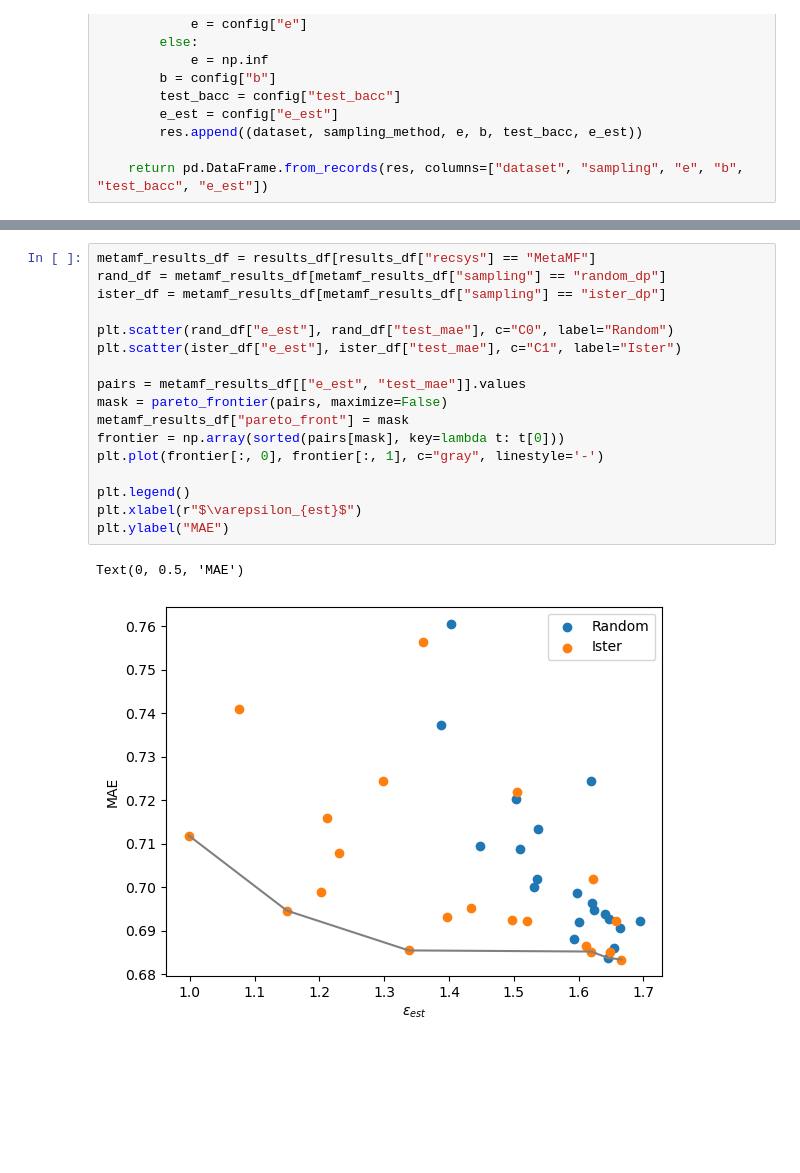
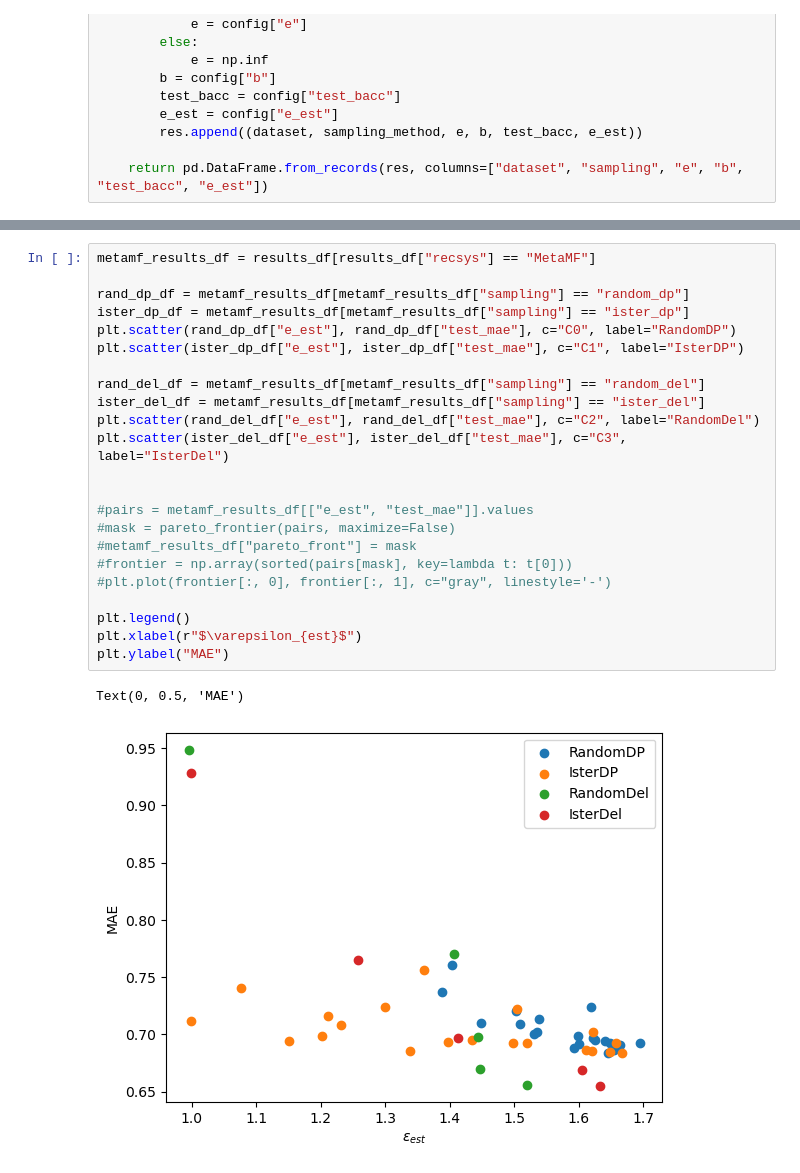
Before and after one commit to pmuellner/MetaTargetedDP, a Jupyter notebook: results/analysis_tradeoff.ipynb, the cells around one changed output, grey strips where cells are left out. Saved outputs shown, nothing was run; the diff lists cells and outputs as text; blank space fills up the shorter version.

```diff
--- a/results/analysis_tradeoff.ipynb
+++ b/results/analysis_tradeoff.ipynb
@@ -141,20 +190,26 @@ Text(0, 0.5, 'MAE')
 # %%
 metamf_results_df = results_df[results_df["recsys"] == "MetaMF"]
-rand_df = metamf_results_df[metamf_results_df["sampling"] == "random_dp"]
-ister_df = metamf_results_df[metamf_results_df["sampling"] == "ister_dp"]
 
-plt.scatter(rand_df["e_est"], rand_df["test_mae"], c="C0", label="Random")
-plt.scatter(ister_df["e_est"], ister_df["test_mae"], c="C1", label="Ister")
+rand_dp_df = metamf_results_df[metamf_results_df["sampling"] == "random_dp"]
+ister_dp_df = metamf_results_df[metamf_results_df["sampling"] == "ister_dp"]
+plt.scatter(rand_dp_df["e_est"], rand_dp_df["test_mae"], c="C0", label="RandomDP")
+plt.scatter(ister_dp_df["e_est"], ister_dp_df["test_mae"], c="C1", label="IsterDP")
 
-pairs = metamf_results_df[["e_est", "test_mae"]].values
-mask = pareto_frontier(pairs, maximize=False)
-metamf_results_df["pareto_front"] = mask
-frontier = np.array(sorted(pairs[mask], key=lambda t: t[0]))
-plt.plot(frontier[:, 0], frontier[:, 1], c="gray", linestyle='-')
+rand_del_df = metamf_results_df[metamf_results_df["sampling"] == "random_del"]
+ister_del_df = metamf_results_df[metamf_results_df["sampling"] == "ister_del"]
+plt.scatter(rand_del_df["e_est"], rand_del_df["test_mae"], c="C2", label="RandomDel")
+plt.scatter(ister_del_df["e_est"], ister_del_df["test_mae"], c="C3", label="IsterDel")
+
+
+#pairs = metamf_results_df[["e_est", "test_mae"]].values
+#mask = pareto_frontier(pairs, maximize=False)
+#metamf_results_df["pareto_front"] = mask
+#frontier = np.array(sorted(pairs[mask], key=lambda t: t[0]))
+#plt.plot(frontier[:, 0], frontier[:, 1], c="gray", linestyle='-')
 
 plt.legend()
 plt.xlabel(r"$\varepsilon_{est}$")
 plt.ylabel("MAE")
 # %% [output]
 Text(0, 0.5, 'MAE')
-[figure, old version]
+[figure, new version]
```
Also changed, not shown: parts of 3 cells of this notebook, 7 other files.
